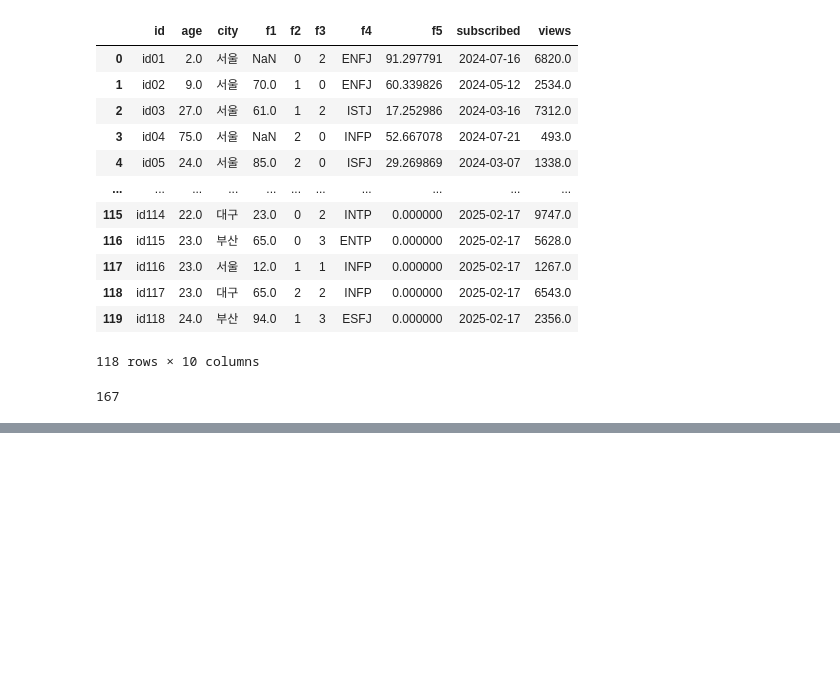
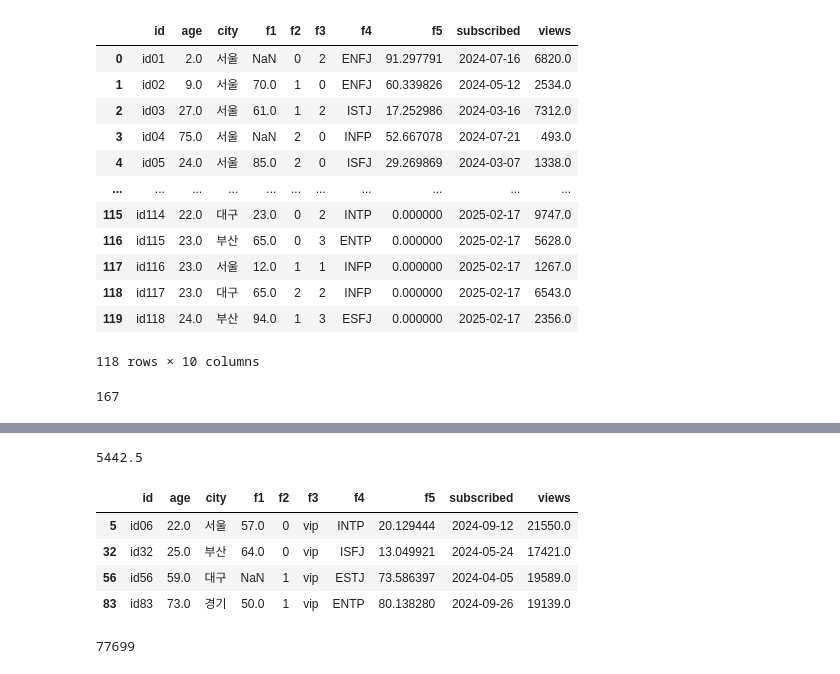
Before and after one commit to bbang-jun/Big-Data-Analysis-Engineer-Practical-Test, a Jupyter notebook: 작업형1/작업형1_연습문제.ipynb, the cells around one changed output, grey strips where cells are left out. Drawn from its saved outputs; the diff is of its cells as text; code cells hidden in the pictures; blank space fills up the shorter version.

```diff
--- a/작업형1/작업형1_연습문제.ipynb
+++ b/작업형1/작업형1_연습문제.ipynb
@@ -839,0 +904,10 @@ print(int(df['f3'].sum()))
+# %%
+# Section 16 이상치, IQR
+# 1. 'views' 컬럼의 1사분위수, 3사분위수 그리고 IQR을 계산하시오.
+# 2. 이상치 조건에 맞는 데이터를 찾으시오. (이상치는 1사분위수 - (IQR + 1.5)보다 작은 값과 3사분위수 + (IQR + 1.5)보다 큰 값)
+# 3. 이상치 데이터의 'views' 컬럼 합을 정수로 구하시오.
+
+# 기본 코드
+import pandas as pd
+df = pd.read_csv('type1_data1.csv')
+df.info()
@@ -839,0 +932,26 @@ print(int(df['f3'].sum()))
+# %%
+# 1. 'views' 컬럼의 1사분위수, 3사분위수 그리고 IQR을 계산하시오.
+q1 = df['views'].quantile(0.25)
+q3 = df['views'].quantile(0.75)
+iqr = q3 - q1
+print(iqr)
+# %% [output]
+5442.5
+# %%
+# 2. 이상치 조건에 맞는 데이터를 찾으시오. (이상치는 1사분위수 - (IQR * 1.5)보다 작은 값과 3사분위수 + (IQR * 1.5)보다 큰 값)
+cond1 = (q1 - 1.5 * iqr)
+cond2 = (q3 + 1.5 * iqr)
+cond = (df['views'] < cond1) | (df['views'] > cond2)
+df = df[cond]
+df
+# %% [output]
+|  | id | age | city | f1 | f2 | f3 | f4 | f5 | subscribed | views |
+| 5 | id06 | 22.0 | 서울 | 57.0 | 0 | vip | INTP | 20.129444 | 2024-09-12 | 21550.0 |
+| 32 | id32 | 25.0 | 부산 | 64.0 | 0 | vip | ISFJ | 13.049921 | 2024-05-24 | 17421.0 |
+| 56 | id56 | 59.0 | 대구 | NaN | 1 | vip | ESTJ | 73.586397 | 2024-04-05 | 19589.0 |
+| 83 | id83 | 73.0 | 경기 | 50.0 | 1 | vip | ENTP | 80.138280 | 2024-09-26 | 19139.0 |
+# %%
+# 3. 이상치 데이터의 'views' 컬럼 합을 정수로 구하시오.
+print(int(df['views'].sum()))
+# %% [output]
+77699
```
Also changed, not shown: parts of 5 cells of this notebook, 1 other file.
